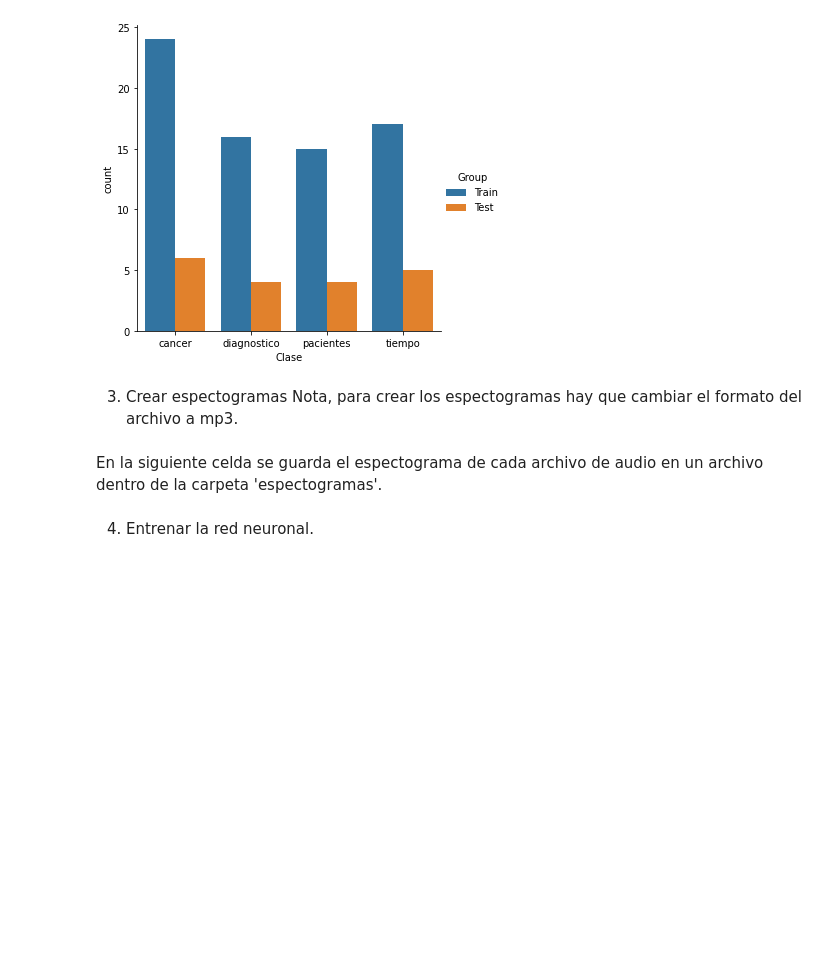
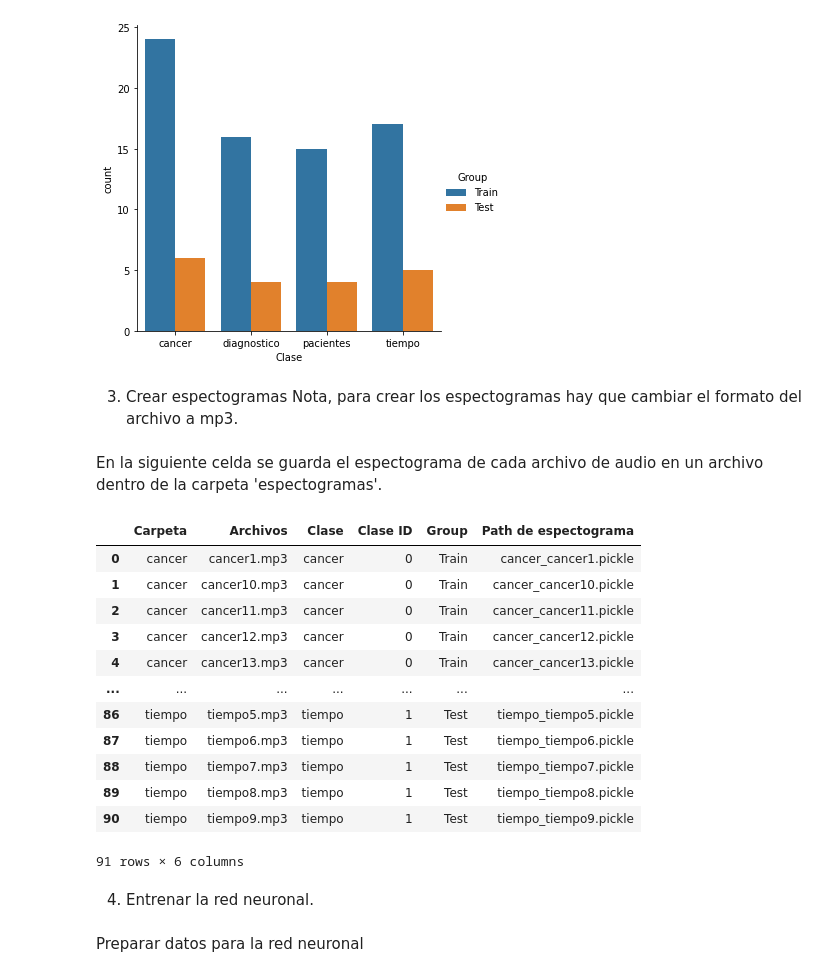
Before and after one commit to psalazar211/RecPatrones_Proyecto_Final, a Jupyter notebook: RecPatrones_Proyecto_Final.ipynb, the cells around one changed output. Saved outputs shown, nothing was run; the diff lists cells and outputs as text; code cells hidden in the pictures; blank space fills up the shorter version.

```diff
--- a/RecPatrones_Proyecto_Final.ipynb
+++ b/RecPatrones_Proyecto_Final.ipynb
@@ -203,5 +204,31 @@ for i in range(len(df['Archivos'])):
     path = 'espectogramas/'+ file_name
     with open(path, "wb") as f:
         pickle.dump(S_dB, f)
+# %%
+espectograma = []
+for i in range(len(df['Archivos'])):
+    file = df['Archivos'][i]
+    carpeta = df['Carpeta'][i]
+    name, extension = file.split('.')
+    file_name = carpeta +  '_' +  name + '.pickle'
+    espectograma.append(file_name)
+df['Path de espectograma'] = espectograma
+df
+# %% [output]
+|  | Carpeta | Archivos | Clase | Clase ID | Group | Path de espectograma |
+| 0 | cancer | cancer1.mp3 | cancer | 0 | Train | cancer_cancer1.pickle |
+| 1 | cancer | cancer10.mp3 | cancer | 0 | Train | cancer_cancer10.pickle |
+| 2 | cancer | cancer11.mp3 | cancer | 0 | Train | cancer_cancer11.pickle |
+| 3 | cancer | cancer12.mp3 | cancer | 0 | Train | cancer_cancer12.pickle |
+| 4 | cancer | cancer13.mp3 | cancer | 0 | Train | cancer_cancer13.pickle |
+| ... | ... | ... | ... | ... | ... | ... |
+| 86 | tiempo | tiempo5.mp3 | tiempo | 1 | Test | tiempo_tiempo5.pickle |
+| 87 | tiempo | tiempo6.mp3 | tiempo | 1 | Test | tiempo_tiempo6.pickle |
+| 88 | tiempo | tiempo7.mp3 | tiempo | 1 | Test | tiempo_tiempo7.pickle |
+| 89 | tiempo | tiempo8.mp3 | tiempo | 1 | Test | tiempo_tiempo8.pickle |
+| 90 | tiempo | tiempo9.mp3 | tiempo | 1 | Test | tiempo_tiempo9.pickle |
+91 rows × 6 columns
 # %% [markdown]
 4. Entrenar la red neuronal.
+# %% [markdown]
+Preparar datos para la red neuronal
```
Also changed, not shown: parts of 16 cells of this notebook.
